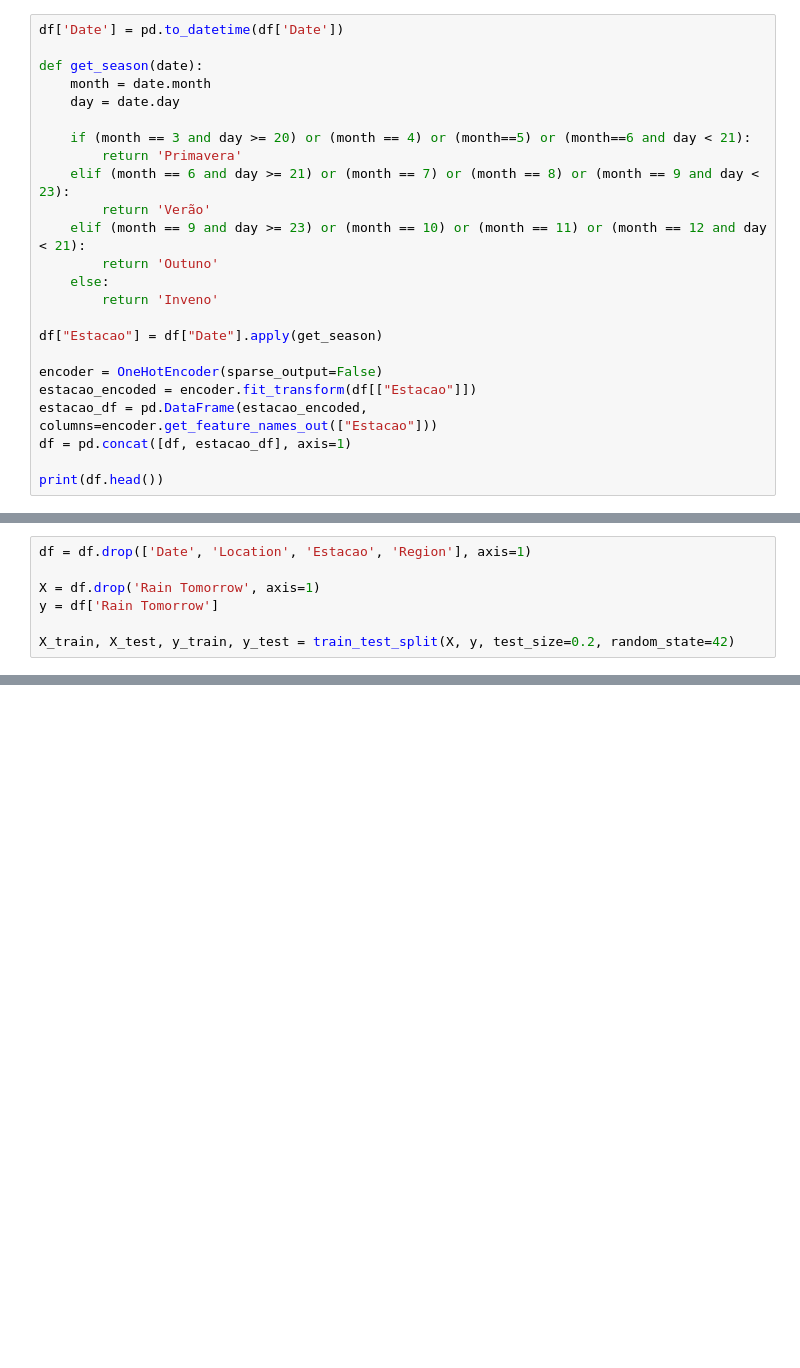
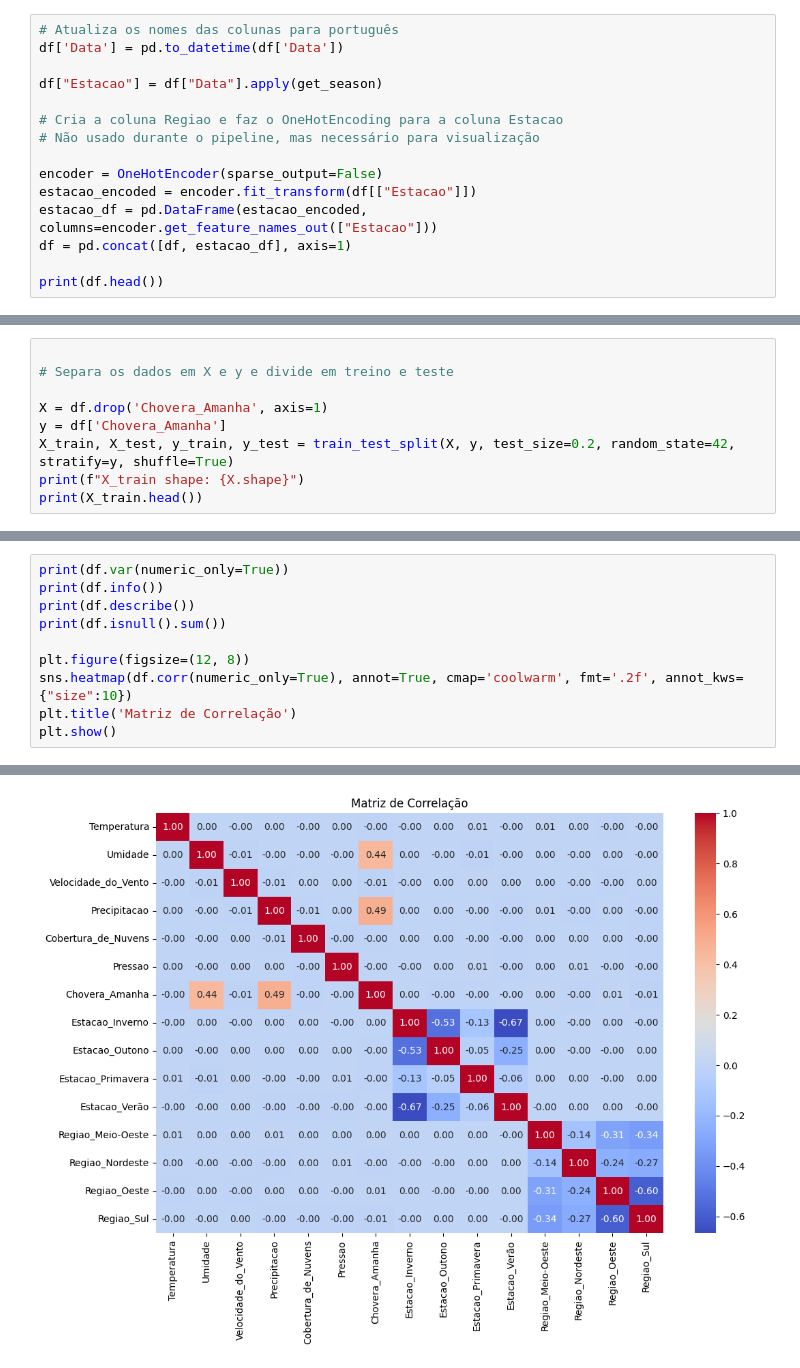
Before and after one commit to MLGODS/Project01-SupervisedTraining, a Jupyter notebook: usa_rainfall_classificacao.ipynb, the cells around one changed output, grey strips where cells are left out. Cells and saved outputs as stored; diff of their text form; blank space fills up the shorter version.

```diff
--- a/usa_rainfall_classificacao.ipynb
+++ b/usa_rainfall_classificacao.ipynb
@@ -74,20 +219,11 @@ print(df.head())
 # %%
-df['Date'] = pd.to_datetime(df['Date'])
+# Atualiza os nomes das colunas para português
+df['Data'] = pd.to_datetime(df['Data'])
 
-def get_season(date):
-    month = date.month
-    day = date.day
+df["Estacao"] = df["Data"].apply(get_season)
 
-    if (month == 3 and day >= 20) or (month == 4) or (month==5) or (month==6 and day < 21):
-        return 'Primavera'
-    elif (month == 6 and day >= 21) or (month == 7) or (month == 8) or (month == 9 and day < 23):
-        return 'Verão'
-    elif (month == 9 and day >= 23) or (month == 10) or (month == 11) or (month == 12 and day < 21):
-        return 'Outuno'
-    else:
-        return 'Inveno'
-
-df["Estacao"] = df["Date"].apply(get_season)
+# Cria a coluna Regiao e faz o OneHotEncoding para a coluna Estacao
+# Não usado durante o pipeline, mas necessário para visualização
 
 encoder = OneHotEncoder(sparse_output=False)
 estacao_encoded = encoder.fit_transform(df[["Estacao"]])
@@ -201,7 +327,9 @@ Region Nan sum: 0
 # %%
-df = df.drop(['Date', 'Location', 'Estacao', 'Region'], axis=1)
 
-X = df.drop('Rain Tomorrow', axis=1)
-y = df['Rain Tomorrow']
+# Separa os dados em X e y e divide em treino e teste
 
-X_train, X_test, y_train, y_test = train_test_split(X, y, test_size=0.2, random_state=42)
+X = df.drop('Chovera_Amanha', axis=1)
+y = df['Chovera_Amanha']
+X_train, X_test, y_train, y_test = train_test_split(X, y, test_size=0.2, random_state=42, stratify=y, shuffle=True)
+print(f"X_train shape: {X.shape}")
+print(X_train.head())
@@ -207,0 +354,11 @@ X_train, X_test, y_train, y_test = train_test_split(X, y, test_size=0.2, random_
+# %%
+print(df.var(numeric_only=True))
+print(df.info())
+print(df.describe())
+print(df.isnull().sum())
+
+plt.figure(figsize=(12, 8))
+sns.heatmap(df.corr(numeric_only=True), annot=True, cmap='coolwarm', fmt='.2f', annot_kws={"size":10})
+plt.title('Matriz de Correlação')
+plt.show()
+# %% [output]
@@ -208,2 +382,3 @@ X_train, X_test, y_train, y_test = train_test_split(X, y, test_size=0.2, random_
+[figure, new version]
 # %%
 def avaliar_modelos(X_train, X_test, y_train, y_test, scaled=False):
```
Also changed, not shown: parts of 20 cells of this notebook, 1 other file.
